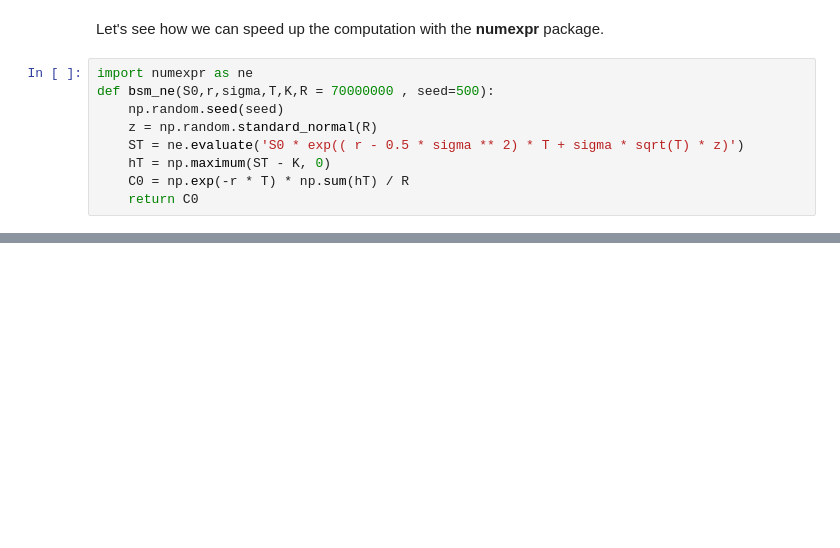
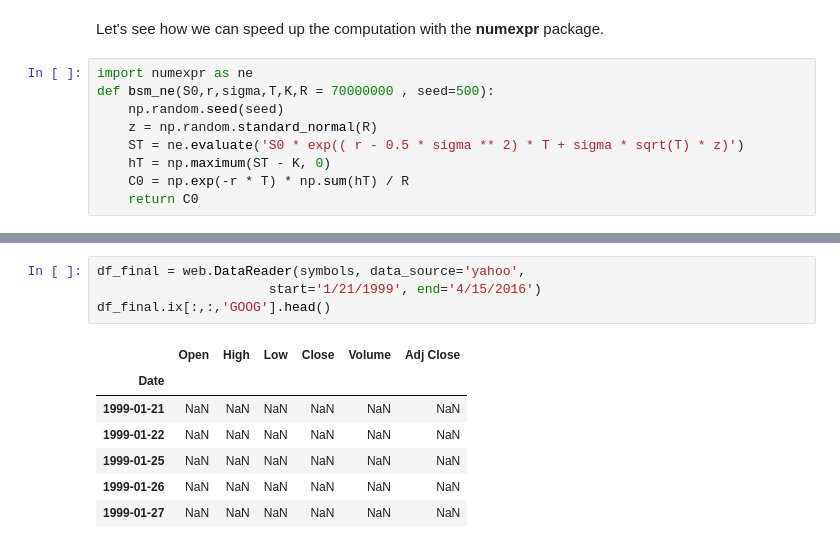
Before and after one commit to gtesei/python-for-finance-notes, a Jupyter notebook: basic_notes/warming_up.ipynb, the cells around one changed output, grey strips where cells are left out. Drawn from its saved outputs; the diff is of its cells as text; blank space fills up the shorter version.

```diff
--- a/basic_notes/warming_up.ipynb
+++ b/basic_notes/warming_up.ipynb
@@ -77,0 +140,12 @@ Value of the European Call Option is 10.32 - time[4.196 secs]
+# %%
+df_final = web.DataReader(symbols, data_source='yahoo',
+                      start='1/21/1999', end='4/15/2016')
+df_final.ix[:,:,'GOOG'].head()
+# %% [output]
+|  | Open | High | Low | Close | Volume | Adj Close |
+| Date |  |  |  |  |  |  |
+| 1999-01-21 | NaN | NaN | NaN | NaN | NaN | NaN |
+| 1999-01-22 | NaN | NaN | NaN | NaN | NaN | NaN |
+| 1999-01-25 | NaN | NaN | NaN | NaN | NaN | NaN |
+| 1999-01-26 | NaN | NaN | NaN | NaN | NaN | NaN |
+| 1999-01-27 | NaN | NaN | NaN | NaN | NaN | NaN |
```
Also changed, not shown: parts of 13 cells of this notebook.
